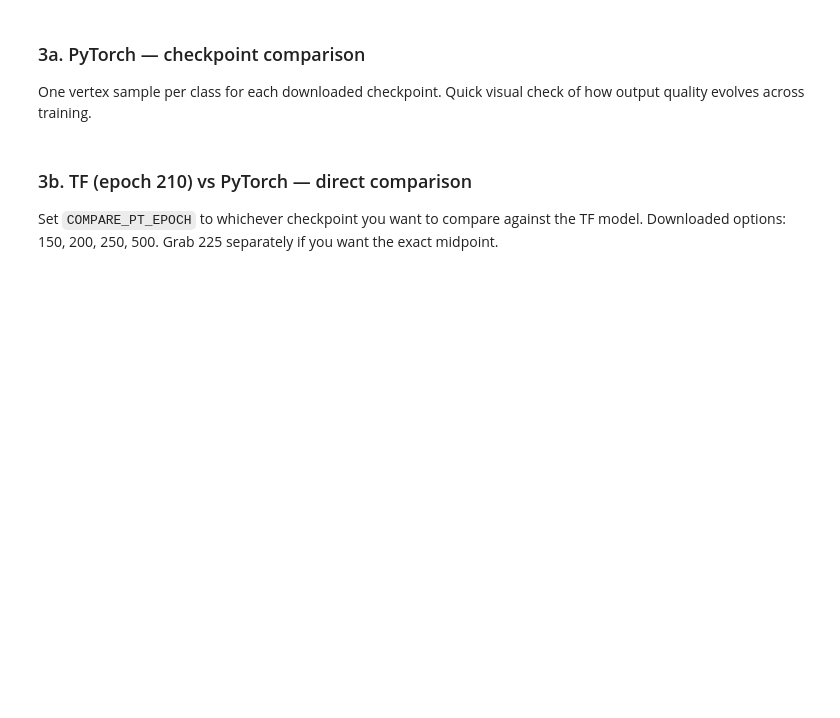
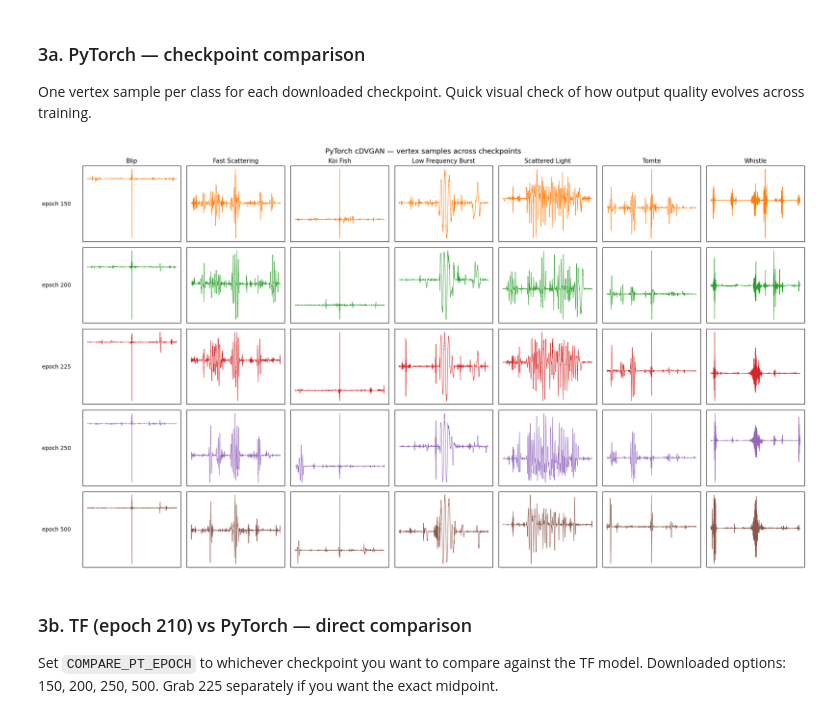
Before and after one commit to tomdooney95/glitchgan, a Jupyter notebook: umap_gspy_cdvgan.ipynb, the cells around one changed output. Saved outputs shown, nothing was run; the diff lists cells and outputs as text; code cells hidden in the pictures; blank space fills up the shorter version.

```diff
--- a/umap_gspy_cdvgan.ipynb
+++ b/umap_gspy_cdvgan.ipynb
@@ -50,13 +54,13 @@ import matplotlib.pyplot as plt
 from mpl_toolkits.mplot3d import Axes3D
 import umap.umap_ as umap
 
-try:
-    import scienceplots
-    plt.style.use(["science", "no-latex"])
-except ImportError:
-    pass  # scienceplots optional
+# try:
+#     import scienceplots
+#     plt.style.use(["science", "no-latex"])
+# except ImportError:
+#     pass  # scienceplots optional
 
-matplotlib.rcParams.update({"text.usetex": False})
+# matplotlib.rcParams.update({"text.usetex": False})
 # %% [markdown]
 ## 1. Load Real Data
 # %%
@@ -173,7 +226,7 @@ if PT_AVAILABLE:
 
 One vertex sample per class for each downloaded checkpoint. Quick visual check of how output quality evolves across training.
 # %%
-PT_COMPARE_EPOCHS = [150, 200, 250, 500]   # adjust to whichever .pt files you have
+PT_COMPARE_EPOCHS = [150, 200, 225, 250, 500]   # adjust to whichever .pt files you have
 
 fig, axes = plt.subplots(
     len(PT_COMPARE_EPOCHS), NUM_CLASSES,
@@ -183,33 +236,35 @@ fig, axes = plt.subplots(
 with torch.no_grad():
     noise_v = torch.randn(NUM_CLASSES, NOISE_DIM)   # fixed noise so shapes are comparable
     class_vecs = torch.eye(NUM_CLASSES, dtype=torch.float32)
 
     for row, epoch in enumerate(PT_COMPARE_EPOCHS):
         ckpt = PYTORCH_WEIGHTS_DIR / f"generator_{epoch}.pt"
         if not ckpt.exists():
             print(f"[SKIP] generator_{epoch}.pt not found in weights/pytorch/")
             for ax in axes[row]: ax.axis("off")
             continue
 
         gen = Generator(noise_dim=NOISE_DIM, num_classes=NUM_CLASSES)
         gen.load_state_dict(torch.load(ckpt, map_location="cpu"))
         gen.eval()
         signals = gen(noise_v, class_vecs).numpy()
 
         for col, (sig, lbl) in enumerate(zip(signals, LABEL_ORDER)):
             ax = axes[row, col]
             ax.plot(sig, lw=0.7, color=f"C{row + 1}")
             ax.set_xticks([]); ax.set_yticks([])
             if row == 0:
                 ax.set_title(lbl.replace("_", " "), fontsize=11)
             if col == 0:
                 ax.set_ylabel(f"epoch {epoch}", fontsize=10,
                               rotation=0, labelpad=48, va="center")
 
 plt.suptitle("PyTorch cDVGAN — vertex samples across checkpoints", fontsize=13)
 plt.tight_layout()
 plt.savefig(PLOTS_DIR / "pytorch_checkpoint_comparison.pdf", bbox_inches="tight")
 plt.show()
+# %% [output]
+[figure, added]
 # %% [markdown]
 ### 3b. TF (epoch 210) vs PyTorch — direct comparison
 
```
Also changed, not shown: parts of 34 cells of this notebook, 2 other files.
